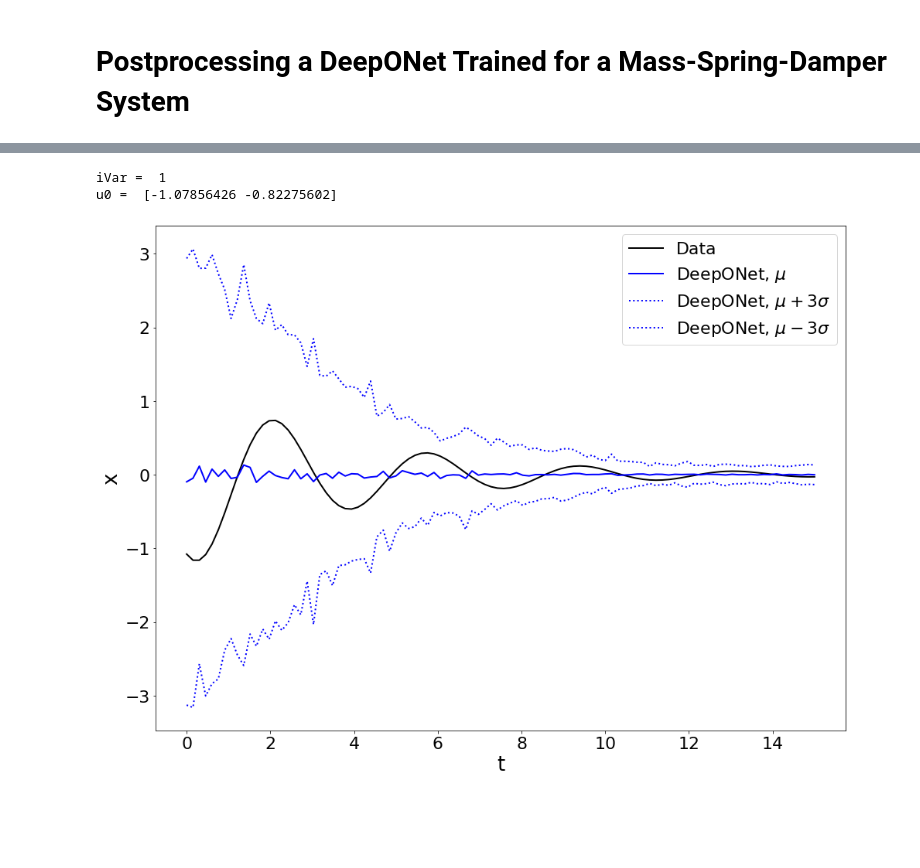
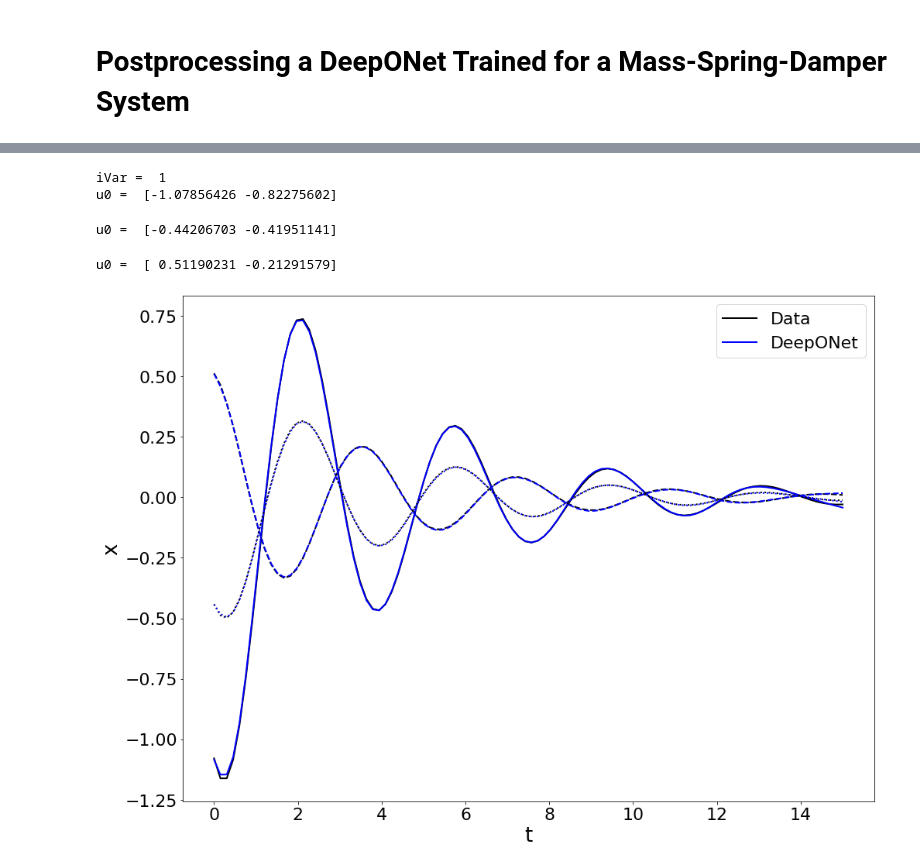
Before and after one commit to simoneventuri/ROMNet_, a Jupyter notebook: scripts/postprocessing/MassSpringDamper/DeepONet/Predict_DeepONet.ipynb, the cells around one changed output, grey strips where cells are left out. Saved outputs shown, nothing was run; the diff lists cells and outputs as text; code cells hidden in the pictures; blank space fills up the shorter version.

```diff
--- a/scripts/postprocessing/MassSpringDamper/DeepONet/Predict_DeepONet.ipynb
+++ b/scripts/postprocessing/MassSpringDamper/DeepONet/Predict_DeepONet.ipynb
@@ -30,18 +30,20 @@ Params = np.array([1.0, 0.5, 3.0], dtype=np.float64)
 ### Input Data
 
 ROMNetFldr    = WORKSPACE_PATH + '/ROMNet/romnet/'
-#PathToRunFld  = WORKSPACE_PATH + '/ROMNet/MSD_10Cases/DeepONet/Deterministic/Run_1/'
+PathToRunFld  = WORKSPACE_PATH + '/ROMNet/MSD_10Cases/DeepONet/Deterministic/Run_3/'
 #PathToRunFld  = WORKSPACE_PATH + '/ROMNet/MSD_10Cases/DeepONet/MCDropOut/Run_1/'
-PathToRunFld  = WORKSPACE_PATH + '/ROMNet/MSD_10Cases/DeepONet/BayesByBackprop/Run_2/'
+#PathToRunFld  = WORKSPACE_PATH + '/ROMNet/MSD_10Cases/DeepONet/BayesByBackprop/Run_2/'
 
 TrainingCases = [0]#[0,2,4,6,8]
-TestCases     = [0]#[0,2]
+TestCases     = [0,2,4]#[0,2]
 
 NSamples      = 100
 
 Nt            = 100
 tout          = np.linspace(0.,15.,Nt)
 SOLVER        = 'Radau'
+
+LineTypeVec   = ['-',':','--','.-']*10
 # %%
 print("\n[ROMNet]: Reading Input File from: ", PathToRunFld)
 sys.path.insert(0, PathToRunFld)
@@ -119,5 +120,5 @@ ________________________________________________________________________________
 # %%
-LName   = 'Trunk_'+InputData.TrunkVars[0]+'_HL' + str(len(InputData.TrunkActFun[0]))
+LName   = 'Trunk_1_HL' + str(len(InputData.TrunkActFun[0]))
 
 Trunk = keras.Model(NN.Model.inputs, NN.Model.get_layer(LName).output)
 Trunk.summary()
@@ -303,7 +301,7 @@ for iVar in range(1,len(VarNames)):
         print('iVar = ', iVar)
         break
 
-
+iSim = 0
 for iTest in TestCases:
 
     print('u0 = ', u[iTest,:])
@@ -324,13 +322,21 @@ for iTest in TestCases:
         yMat = NN.predict(InputPred)
 
         ## Plotting
-        fig = plt.figure(figsize=(16, 12))
-        plt.plot(tOrig, yMatOrig[:,iVar-1],  'k-', label='Data')
-        plt.plot(tPred, yMat[:,iVar-1],      'b-', label=r'DeepONet, $\mu$')
+
+        if (iSim == 0):
+            fig    = plt.figure(figsize=(16, 12))
+            Label1 = 'Data'
+            Label2 = 'DeepONet'
+        else:
+            Label1 = None
+            Label2 = None
+
+        plt.plot(tOrig, yMatOrig[:,iVar-1],  'k'+LineTypeVec[iSim], label=Label1)
+        plt.plot(tPred, yMat[:,iVar-1],      'b'+LineTypeVec[iSim], label=Label2)
         plt.xlabel('t')
         plt.ylabel(VarOI)
         plt.legend()
-        plt.show()
+        #plt.show()
 
     else:
 
@@ -339,31 +345,35 @@ for iTest in TestCases:
         yMat_sqr = np.zeros((yMatOrig.shape[0], yMatOrig.shape[1]))
 
         for iSample in range(NSamples):
             yMat_ = NN.predict(InputPred)
             yMat_sum += yMat_
             yMat_sqr += yMat_**2
 
         yMat_mean = yMat_sum/NSamples
         yMat_std  = np.sqrt( yMat_sqr/NSamples - yMat_mean**2 )
         yMat_p1   = yMat_mean + 1.*yMat_std
         yMat_m1   = yMat_mean - 1.*yMat_std
         yMat_p2   = yMat_mean + 2.*yMat_std
         yMat_m2   = yMat_mean - 2.*yMat_std
         yMat_p3   = yMat_mean + 3.*yMat_std
         yMat_m3   = yMat_mean - 3.*yMat_std
 
 
         ## Plotting
         fig = plt.figure(figsize=(16, 12))
         plt.plot(tOrig, yMatOrig[:,iVar-1],  'k-', label='Data')
         plt.plot(tPred, yMat_mean[:,iVar-1], 'b-', label=r'DeepONet, $\mu$')
         plt.plot(tPred, yMat_p3[:,iVar-1],   'b:', label=r'DeepONet, $\mu+3\sigma$')
         plt.plot(tPred, yMat_m3[:,iVar-1],   'b:', label=r'DeepONet, $\mu-3\sigma$')
         plt.xlabel('t')
         plt.ylabel(VarOI)
         plt.legend()
         plt.show()
+
+    iSim += 1
 # %% [output]
 iVar =  1
 u0 =  [-1.07856426 -0.82275602]
+u0 =  [-0.44206703 -0.41951141]
+u0 =  [ 0.51190231 -0.21291579]
-[figure, old version]
+[figure, new version]
```
Also changed, not shown: parts of 5 cells of this notebook, 15 other files.
